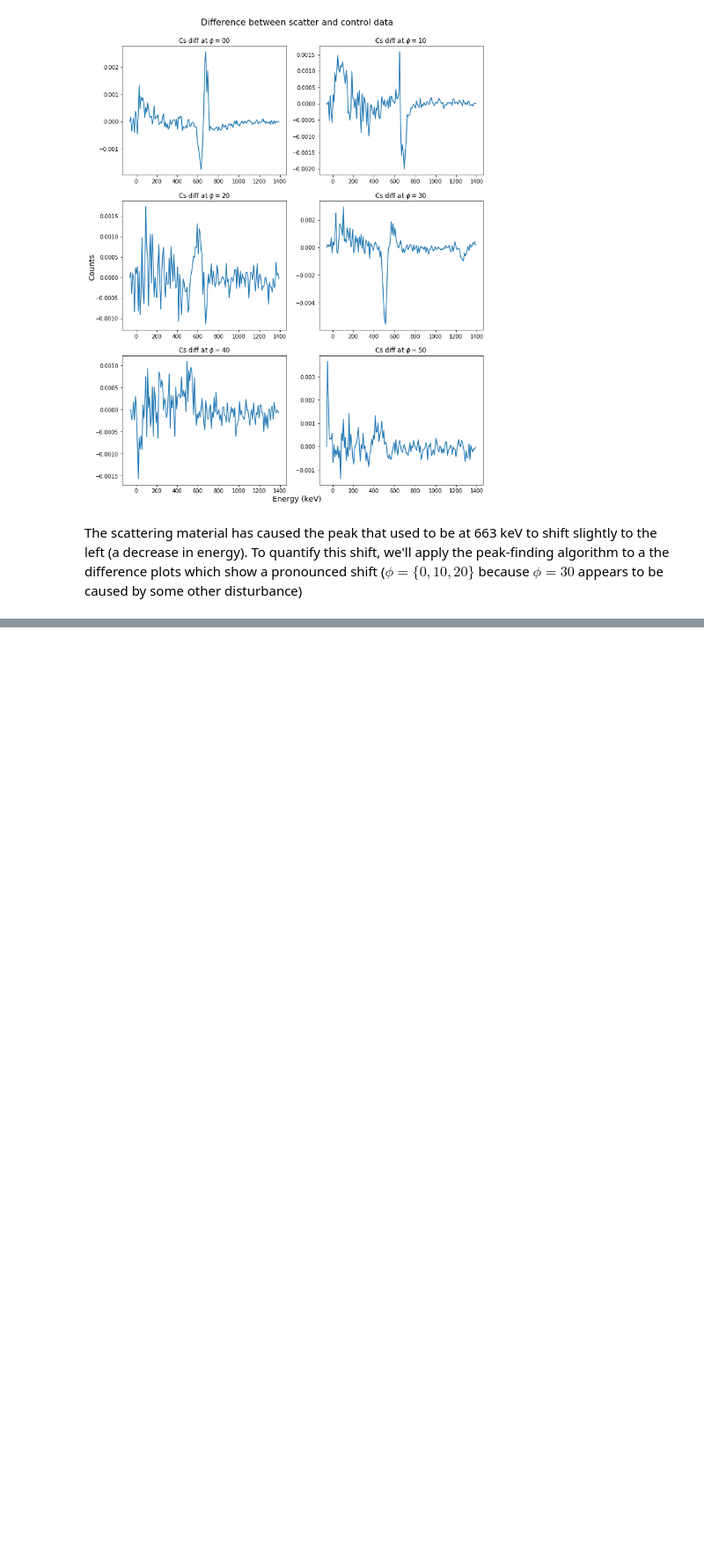
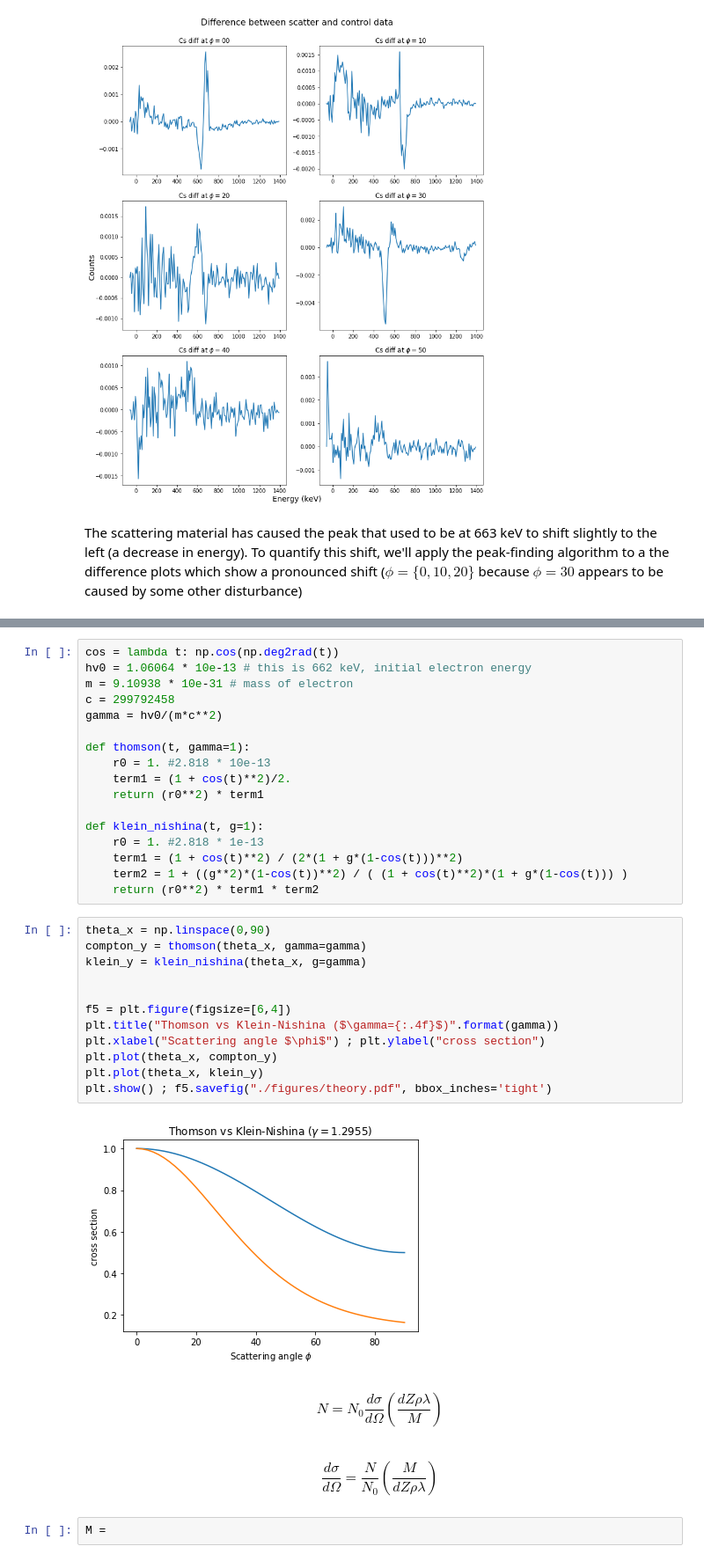
Before and after one commit to greydanus/compton, a Jupyter notebook: analysis.ipynb, the cells around one changed output, grey strips where cells are left out. Shown at 88% size. Cells and saved outputs as stored; diff of their text form; blank space fills up the shorter version.

Commit message:
some theory

```diff
--- a/analysis.ipynb
+++ b/analysis.ipynb
@@ -200,0 +213,37 @@ we can see a shift w.r.t. angle:
+# %%
+cos = lambda t: np.cos(np.deg2rad(t))
+hv0 = 1.06064 * 10e-13 # this is 662 keV, initial electron energy
+m = 9.10938 * 10e-31 # mass of electron
+c = 299792458
+gamma = hv0/(m*c**2)
+
+def thomson(t, gamma=1):
+    r0 = 1. #2.818 * 10e-13
+    term1 = (1 + cos(t)**2)/2.
+    return (r0**2) * term1
+
+def klein_nishina(t, g=1):
+    r0 = 1. #2.818 * 1e-13
+    term1 = (1 + cos(t)**2) / (2*(1 + g*(1-cos(t)))**2)
+    term2 = 1 + ((g**2)*(1-cos(t))**2) / ( (1 + cos(t)**2)*(1 + g*(1-cos(t))) )
+    return (r0**2) * term1 * term2
+# %%
+theta_x = np.linspace(0,90)
+compton_y = thomson(theta_x, gamma=gamma)
+klein_y = klein_nishina(theta_x, g=gamma)
+
+
+f5 = plt.figure(figsize=[6,4])
+plt.title("Thomson vs Klein-Nishina ($\gamma={:.4f}$)".format(gamma))
+plt.xlabel("Scattering angle $\phi$") ; plt.ylabel("cross section")
+plt.plot(theta_x, compton_y)
+plt.plot(theta_x, klein_y)
+plt.show() ; f5.savefig("./figures/theory.pdf", bbox_inches='tight')
+# %% [output]
+[figure, added]
+# %% [markdown]
+$$ N = N_0 \frac{d\sigma}{d\Omega} \left( \frac{d Z \rho \lambda}{M} \right) $$
+# %% [markdown]
+$$ \frac{d\sigma}{d\Omega} = \frac{N}{N_0} \left( \frac{M}{d Z \rho \lambda} \right) $$
+# %%
+M =
```
Also changed, not shown: parts of 2 cells of this notebook, 1 other file.
